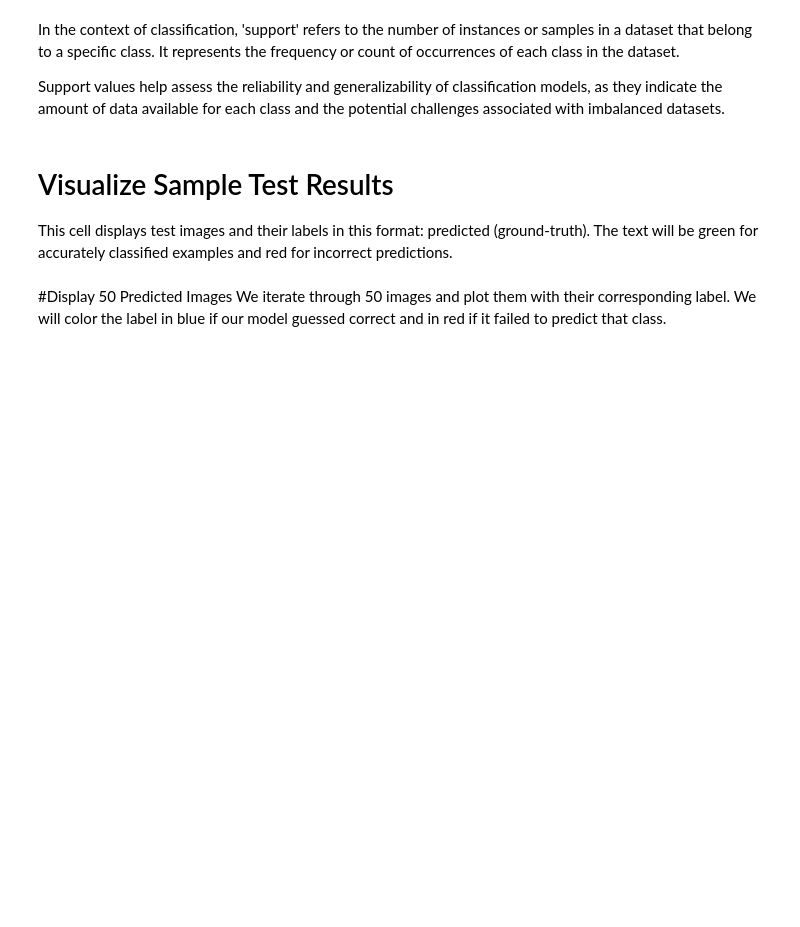
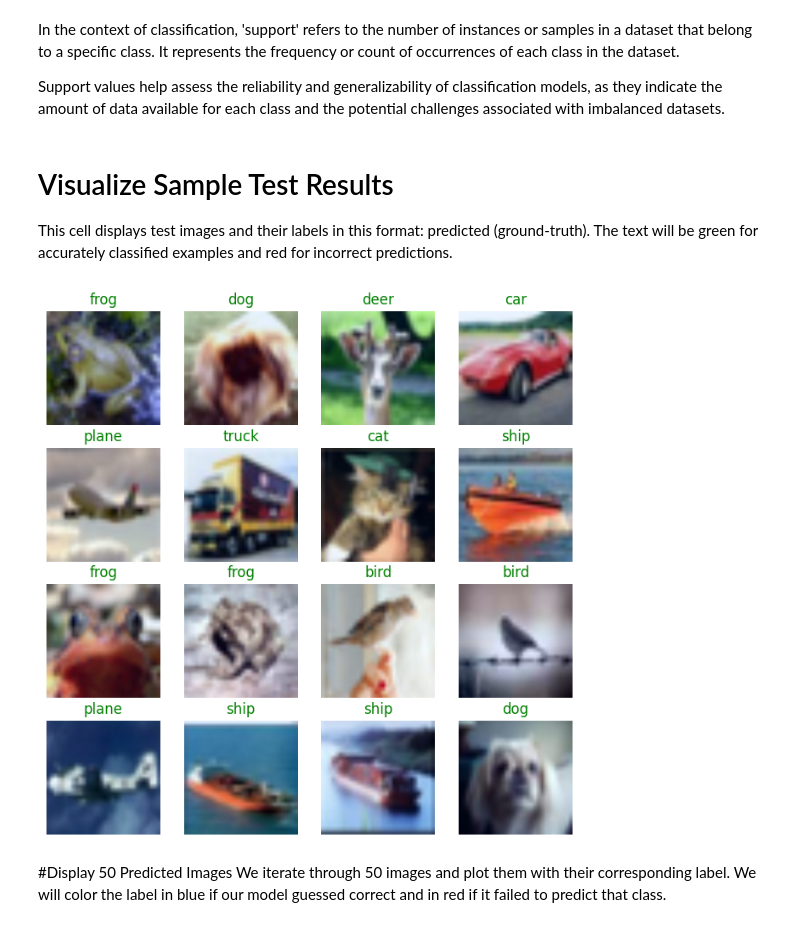
Before and after one commit to simonmkkk/CIFAR-10-with-CNN, a Jupyter notebook: CNN4_ConvNeXt/CNN4_CIFAR_10_ConvNeXt.ipynb, the cells around one changed output. Saved outputs shown, nothing was run; the diff lists cells and outputs as text; code cells hidden in the pictures; blank space fills up the shorter version.

```diff
--- a/CNN4_ConvNeXt/CNN4_CIFAR_10_ConvNeXt.ipynb
+++ b/CNN4_ConvNeXt/CNN4_CIFAR_10_ConvNeXt.ipynb
@@ -477,26 +585,29 @@ This cell displays test images and their labels in this format: predicted (groun
 # %%
 # obtain one batch of test images
 images, labels = next(iter(test_loader))
-model.cpu()
-
-# get sample outputs
-output = model(images)
+# Keep model on device (torch.compile does not support .cpu()). Run inference on device.
+images = images.to(device)
+with torch.no_grad():
+    output = model(images)
 # convert output probabilities to predicted class
 _, preds = torch.max(output, 1)
+images, preds = images.cpu(), preds.cpu()  # move to CPU for plotting
 
 # Create a 4x4 grid for displaying the images
 fig, axes = plt.subplots(4, 4, figsize=(8, 8))
 
 # Iterate over the images and display them in the grid
 for idx, ax in enumerate(axes.flat):
   # Normalize the image tensor to [0, 1] range
   image = images[idx].permute(1, 2, 0)
   image = (image - image.min()) / (image.max() - image.min())
   ax.imshow(image)  # Display the image
   ax.axis('off')  # Hide the axes
   ax.set_title("{}".format(classes[preds[idx]]),
                  color=("green" if preds[idx]==labels[idx] else "red"))  # Add title to the image
 plt.show()
+# %% [output]
+[figure, added]
 # %% [markdown]
 #Display 50 Predicted Images
 We iterate through 50 images and plot them with their corresponding label. We will color the label in blue if our model guessed correct and in red if it failed to predict that class.
```
Also changed, not shown: parts of 15 cells of this notebook, 5 other files.
